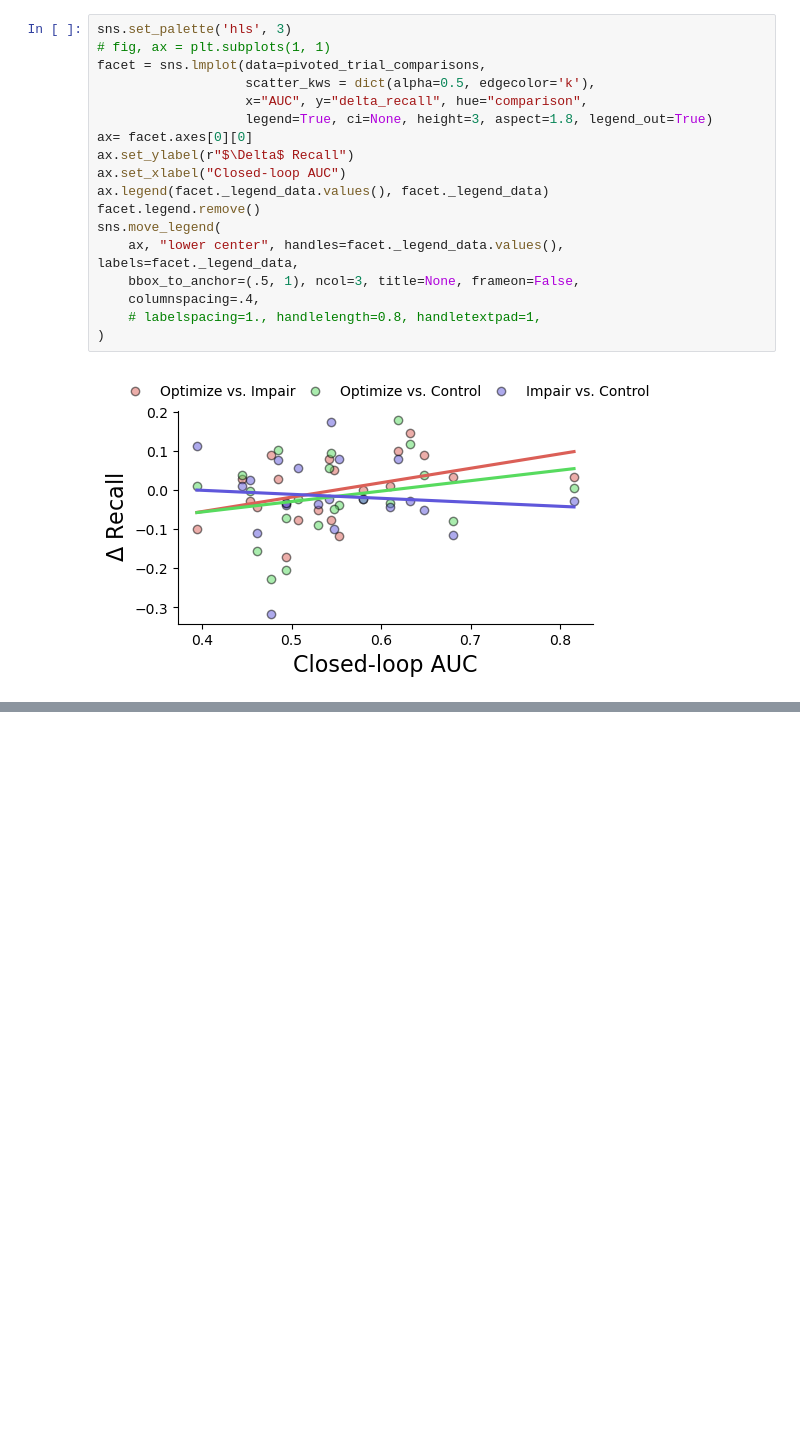
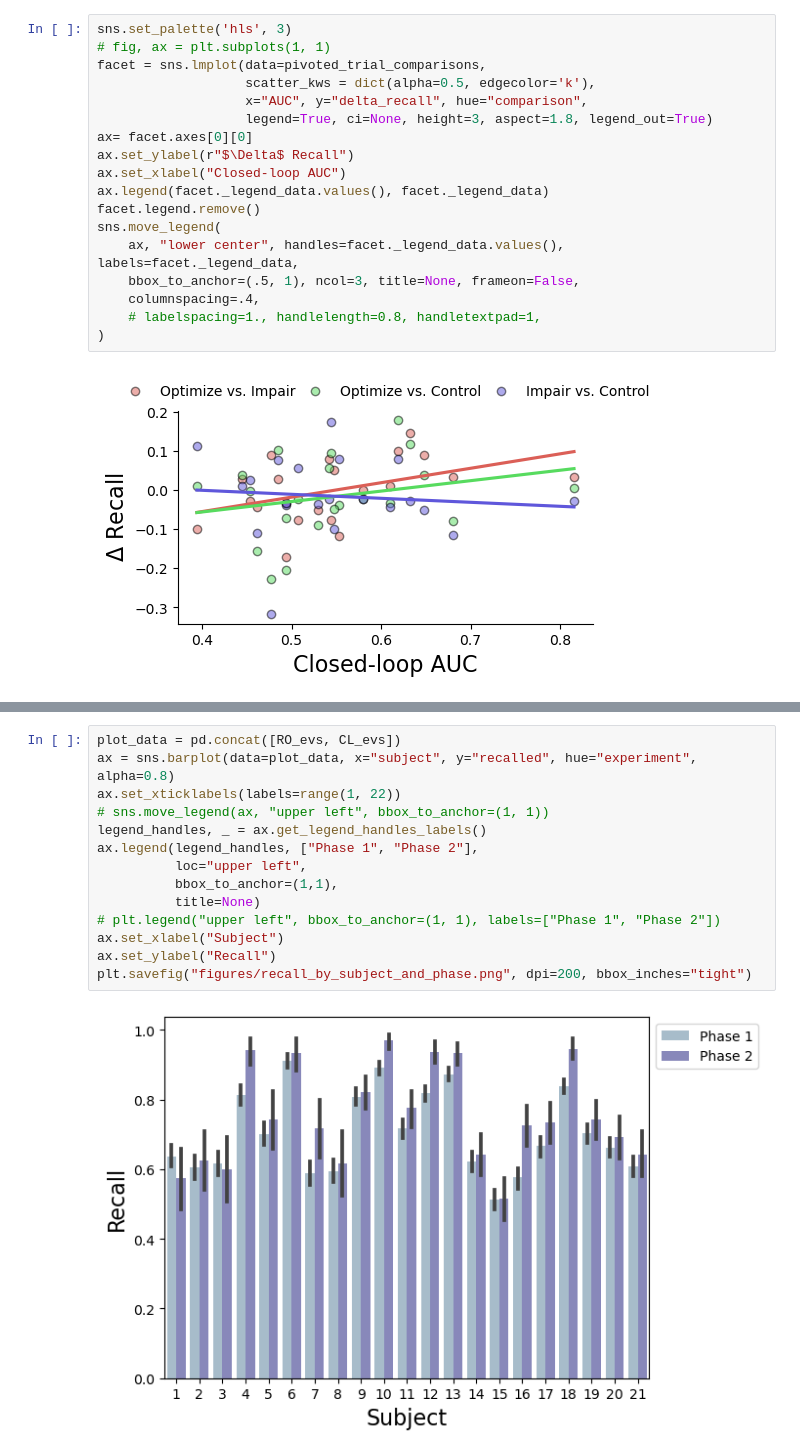
Before and after one commit to pennmem/optimizing-memory, a Jupyter notebook: analysis-for-reviewers.ipynb, the cells around one changed output, grey strips where cells are left out. Saved outputs shown, nothing was run; the diff lists cells and outputs as text; blank space fills up the shorter version.

```diff
--- a/analysis-for-reviewers.ipynb
+++ b/analysis-for-reviewers.ipynb
@@ -408,0 +441,16 @@ sns.move_legend(
+# %%
+plot_data = pd.concat([RO_evs, CL_evs])
+ax = sns.barplot(data=plot_data, x="subject", y="recalled", hue="experiment", alpha=0.8)
+ax.set_xticklabels(labels=range(1, 22))
+# sns.move_legend(ax, "upper left", bbox_to_anchor=(1, 1))
+legend_handles, _ = ax.get_legend_handles_labels()
+ax.legend(legend_handles, ["Phase 1", "Phase 2"],
+          loc="upper left",
+          bbox_to_anchor=(1,1),
+          title=None)
+# plt.legend("upper left", bbox_to_anchor=(1, 1), labels=["Phase 1", "Phase 2"])
+ax.set_xlabel("Subject")
+ax.set_ylabel("Recall")
+plt.savefig("figures/recall_by_subject_and_phase.png", dpi=200, bbox_inches="tight")
+# %% [output]
+[figure, added]
```
Also changed, not shown: parts of 5 cells of this notebook, 16 other files.
